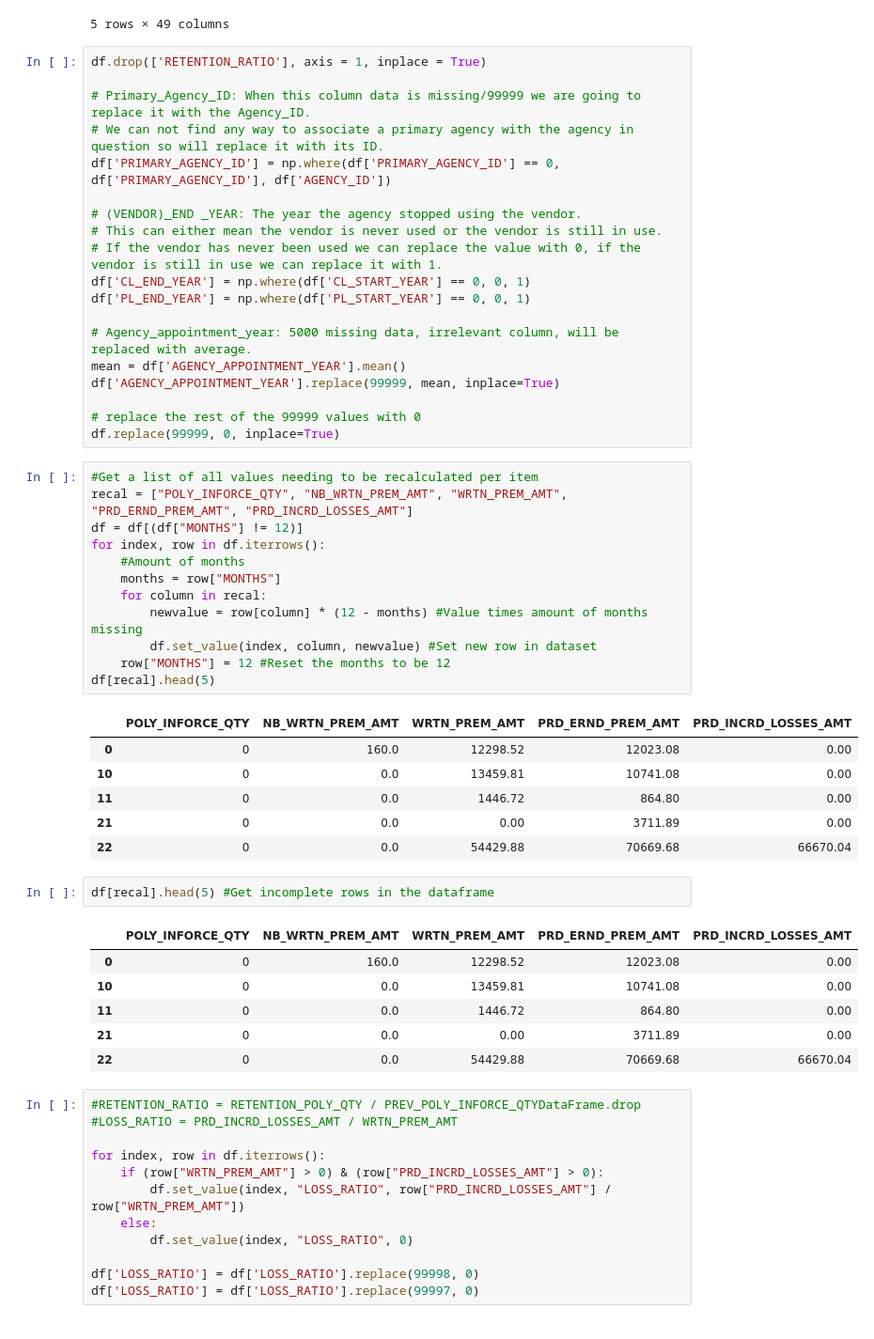
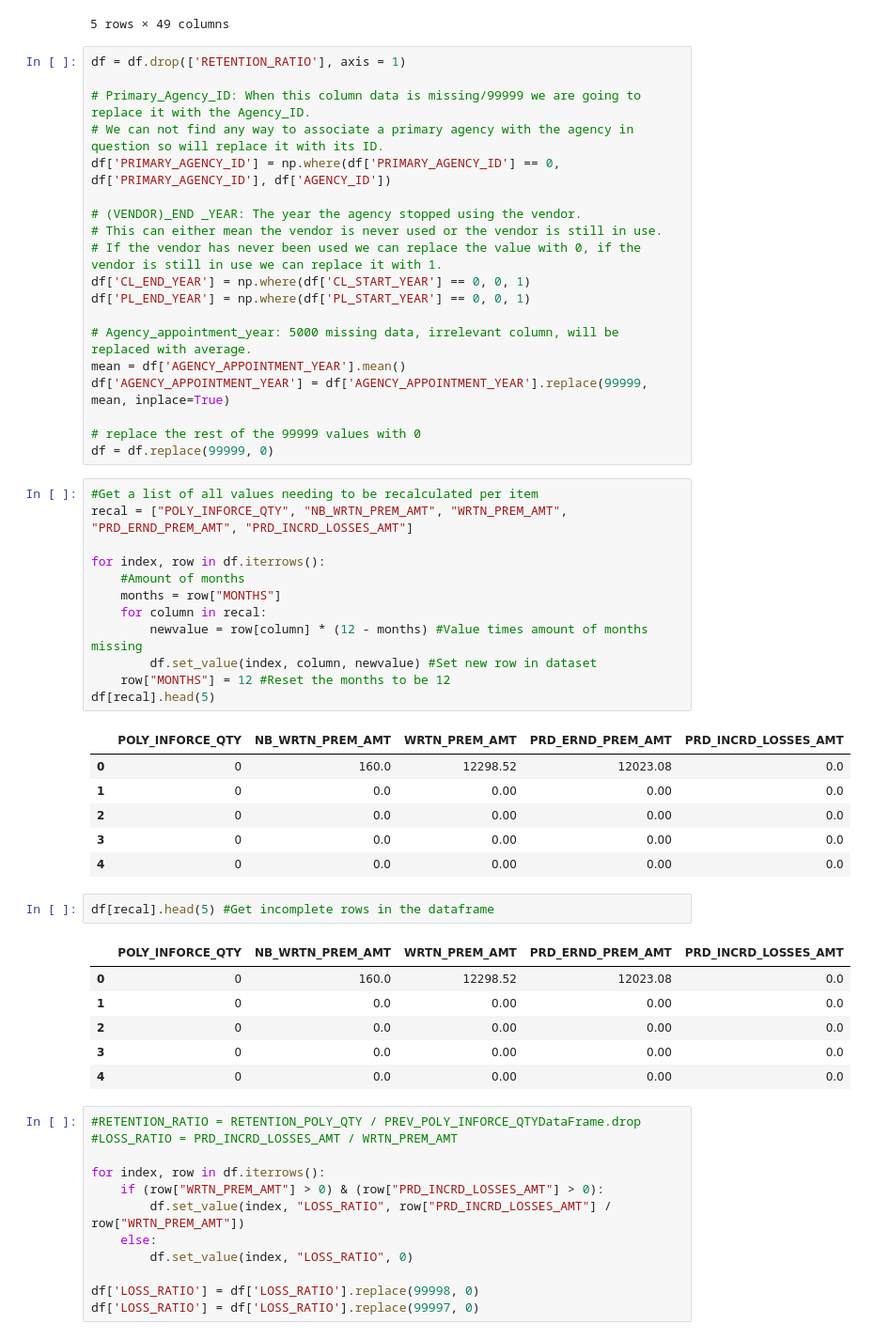
Before and after one commit to MKet/ADS3_Project, a Jupyter notebook: Proftaak cleaning.ipynb, the cells around one changed output. Shown at 94% size. Drawn from its saved outputs; the diff is of its cells as text.

```diff
--- a/Proftaak cleaning.ipynb
+++ b/Proftaak cleaning.ipynb
@@ -32,7 +32,7 @@ df.head()
 | 4 | 3 | 3 | BOILERMACH | CL | IN | 2009 | ... |
 5 rows × 49 columns
 # %%
-df.drop(['RETENTION_RATIO'], axis = 1, inplace = True)
+df = df.drop(['RETENTION_RATIO'], axis = 1)
 
 # Primary_Agency_ID: When this column data is missing/99999 we are going to replace it with the Agency_ID.
 # We can not find any way to associate a primary agency with the agency in question so will replace it with its ID.
@@ -46,38 +46,38 @@ df['PL_END_YEAR'] = np.where(df['PL_START_YEAR'] == 0, 0, 1)
 
 # Agency_appointment_year: 5000 missing data, irrelevant column, will be replaced with average.
 mean = df['AGENCY_APPOINTMENT_YEAR'].mean()
-df['AGENCY_APPOINTMENT_YEAR'].replace(99999, mean, inplace=True)
+df['AGENCY_APPOINTMENT_YEAR'] = df['AGENCY_APPOINTMENT_YEAR'].replace(99999, mean, inplace=True)
 
 # replace the rest of the 99999 values with 0
-df.replace(99999, 0, inplace=True)
+df = df.replace(99999, 0)
 # %%
 #Get a list of all values needing to be recalculated per item
 recal = ["POLY_INFORCE_QTY", "NB_WRTN_PREM_AMT", "WRTN_PREM_AMT", "PRD_ERND_PREM_AMT", "PRD_INCRD_LOSSES_AMT"]
-df = df[(df["MONTHS"] != 12)]
+
 for index, row in df.iterrows():
     #Amount of months
     months = row["MONTHS"]
     for column in recal:
         newvalue = row[column] * (12 - months) #Value times amount of months missing
         df.set_value(index, column, newvalue) #Set new row in dataset
     row["MONTHS"] = 12 #Reset the months to be 12
 df[recal].head(5)
 # %% [output]
 |  | POLY_INFORCE_QTY | NB_WRTN_PREM_AMT | WRTN_PREM_AMT | PRD_ERND_PREM_AMT | PRD_INCRD_LOSSES_AMT |
-| 0 | 0 | 160.0 | 12298.52 | 12023.08 | 0.00 |
-| 10 | 0 | 0.0 | 13459.81 | 10741.08 | 0.00 |
-| 11 | 0 | 0.0 | 1446.72 | 864.80 | 0.00 |
-| 21 | 0 | 0.0 | 0.00 | 3711.89 | 0.00 |
-| 22 | 0 | 0.0 | 54429.88 | 70669.68 | 66670.04 |
+| 0 | 0 | 160.0 | 12298.52 | 12023.08 | 0.0 |
+| 1 | 0 | 0.0 | 0.00 | 0.00 | 0.0 |
+| 2 | 0 | 0.0 | 0.00 | 0.00 | 0.0 |
+| 3 | 0 | 0.0 | 0.00 | 0.00 | 0.0 |
+| 4 | 0 | 0.0 | 0.00 | 0.00 | 0.0 |
 # %%
 df[recal].head(5) #Get incomplete rows in the dataframe
 # %% [output]
 |  | POLY_INFORCE_QTY | NB_WRTN_PREM_AMT | WRTN_PREM_AMT | PRD_ERND_PREM_AMT | PRD_INCRD_LOSSES_AMT |
-| 0 | 0 | 160.0 | 12298.52 | 12023.08 | 0.00 |
-| 10 | 0 | 0.0 | 13459.81 | 10741.08 | 0.00 |
-| 11 | 0 | 0.0 | 1446.72 | 864.80 | 0.00 |
-| 21 | 0 | 0.0 | 0.00 | 3711.89 | 0.00 |
-| 22 | 0 | 0.0 | 54429.88 | 70669.68 | 66670.04 |
+| 0 | 0 | 160.0 | 12298.52 | 12023.08 | 0.0 |
+| 1 | 0 | 0.0 | 0.00 | 0.00 | 0.0 |
+| 2 | 0 | 0.0 | 0.00 | 0.00 | 0.0 |
+| 3 | 0 | 0.0 | 0.00 | 0.00 | 0.0 |
+| 4 | 0 | 0.0 | 0.00 | 0.00 | 0.0 |
 # %%
 #RETENTION_RATIO = RETENTION_POLY_QTY / PREV_POLY_INFORCE_QTYDataFrame.drop
 #LOSS_RATIO = PRD_INCRD_LOSSES_AMT / WRTN_PREM_AMT
```
Also changed, not shown: parts of 9 cells of this notebook.
